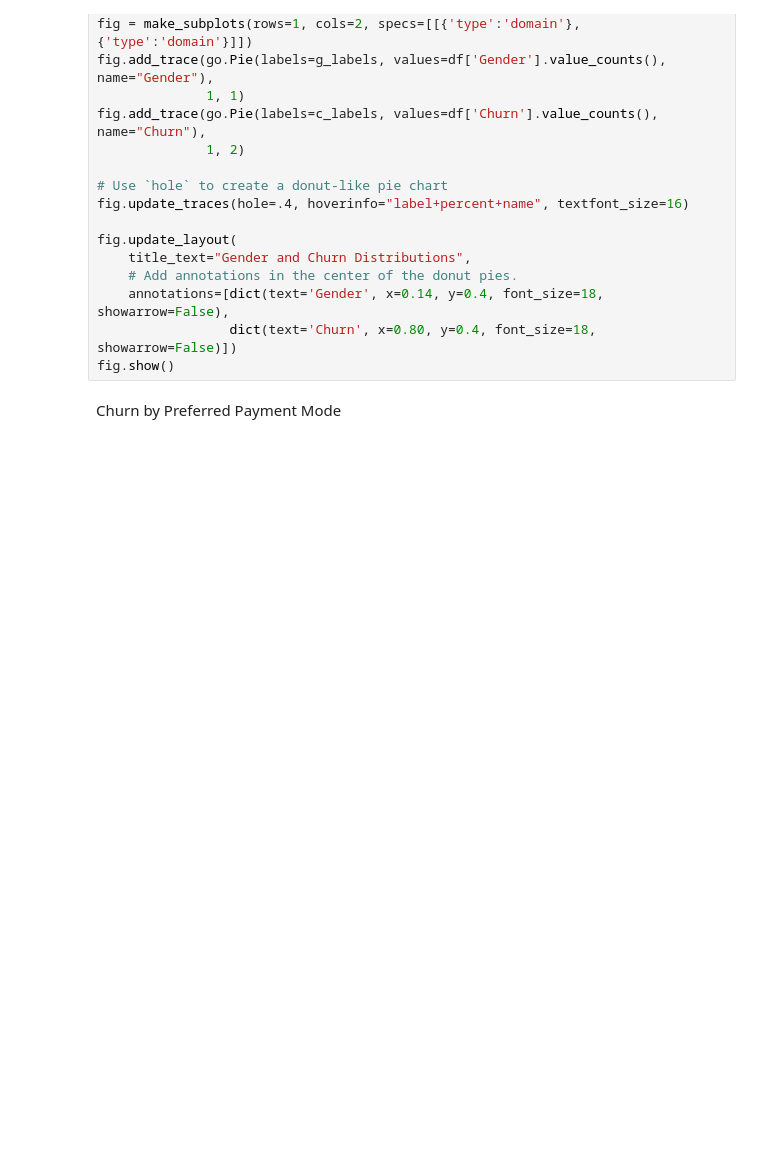
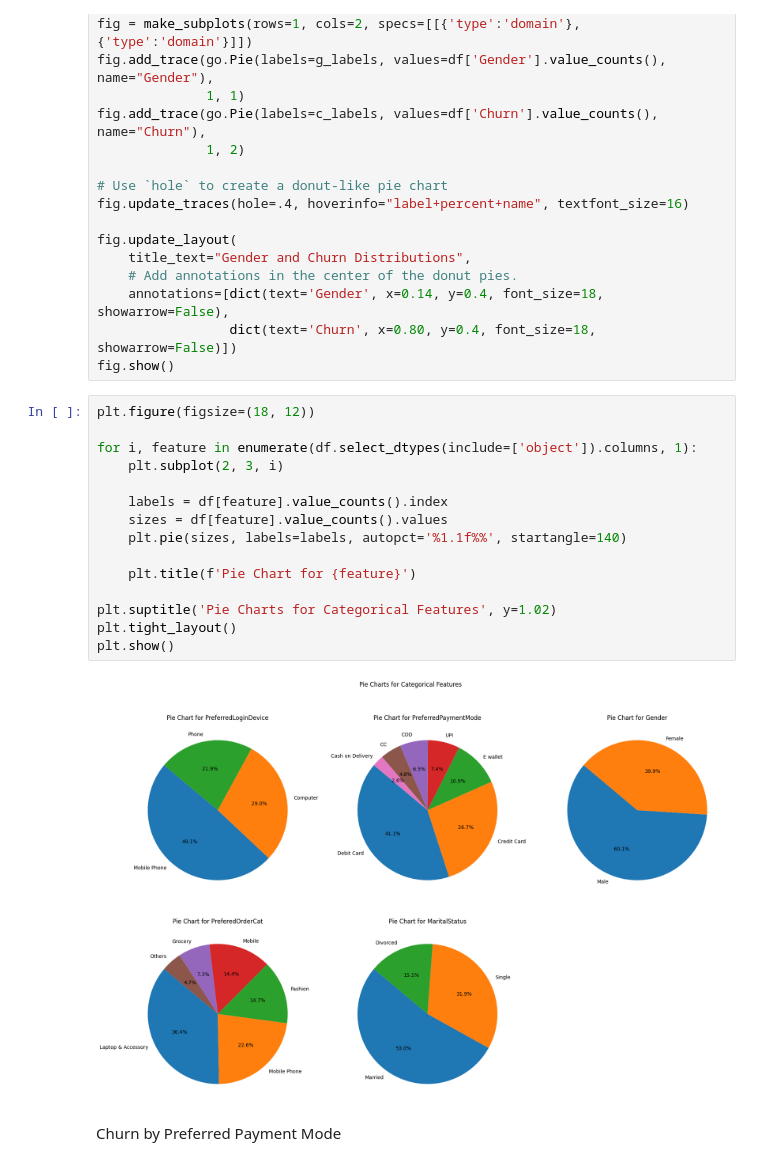
Before and after one commit to CCT-Dublin/capstone-project-riccardopossier, a Jupyter notebook: CA2_RP.ipynb, the cells around one changed output. Cells and saved outputs as stored; diff of their text form; blank space fills up the shorter version.

```diff
--- a/CA2_RP.ipynb
+++ b/CA2_RP.ipynb
@@ -126,6 +126,23 @@ fig.update_layout(
     annotations=[dict(text='Gender', x=0.14, y=0.4, font_size=18, showarrow=False),
                  dict(text='Churn', x=0.80, y=0.4, font_size=18, showarrow=False)])
 fig.show()
+# %%
+plt.figure(figsize=(18, 12))
+
+for i, feature in enumerate(df.select_dtypes(include=['object']).columns, 1):
+    plt.subplot(2, 3, i)
+
+    labels = df[feature].value_counts().index
+    sizes = df[feature].value_counts().values
+    plt.pie(sizes, labels=labels, autopct='%1.1f%%', startangle=140)
+
+    plt.title(f'Pie Chart for {feature}')
+
+plt.suptitle('Pie Charts for Categorical Features', y=1.02)
+plt.tight_layout()
+plt.show()
+# %% [output]
+[figure, added]
 # %% [markdown]
 Churn by Preferred Payment Mode
 # %%
```
Also changed, not shown: parts of 13 cells of this notebook.
